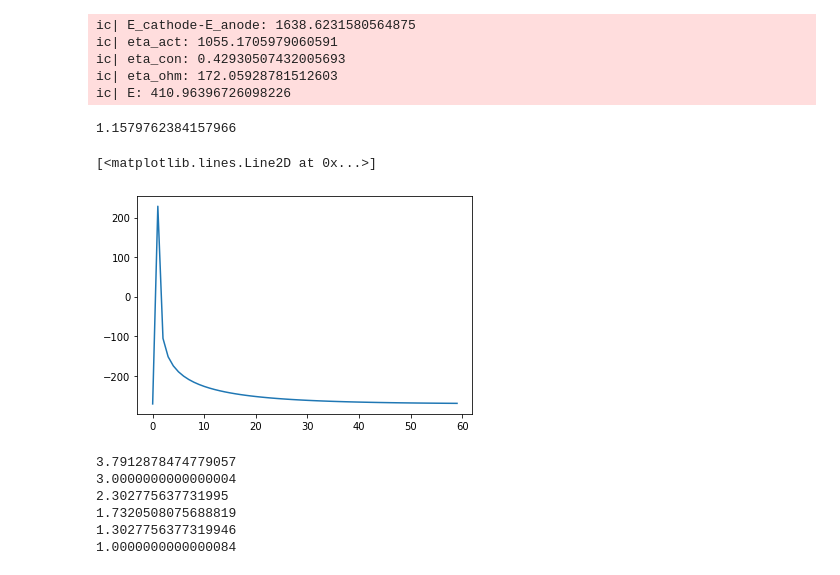
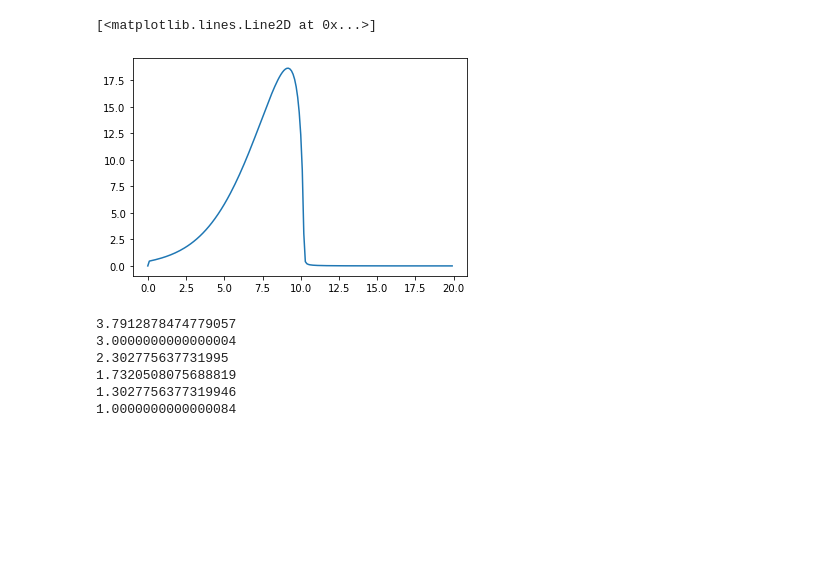
Before and after one commit to yyngfive/model-igem, a Jupyter notebook: MFC_model_2016.ipynb, the cells around one changed output. Drawn from its saved outputs; the diff is of its cells as text; code cells hidden in the pictures; blank space fills up the shorter version.

```diff
--- a/MFC_model_2016.ipynb
+++ b/MFC_model_2016.ipynb
@@ -78,27 +104,49 @@ from icecream import ic
+# %%
+
+b = 120
+i_0_ref = 0.02
+C_S = res[:,3]
+d_m = 4.5
+k_m = 1.7
+d_cell = 2.5e-2
+k_aq = 3500
+F = 96450
+C_Sb = res[:,2]
+L_l = 2e-4
+R = 8.314
+T = 303
+E_0_anode = 0.340
+C_CO2 = res[:,5]
+C_H = res[:,6]
+E_0_cathode = 1299
+C_O2 = res[:,8]
+A_m = 54e-4
+V_C = 680
+R_ext = 500
+# %%
+i_cell = []
+
+def get_current(c_S,c_CO2,c_H):
+
+    if c_S == 0:
+        return 0
+
+    E_A = E_0_anode - R * T * np.log(((c_CO2 / 44) ** 3) * (c_H ** 12 )/ (c_S/90)) / (12 * F)
+    #print(R * T * np.log(((c_CO2 / 44) ** 3) * (c_H ** 12 )/ (c_S/90)) / (12 * F))
+    R_int = d_m / k_m + d_cell / k_aq
+    E_A = 1000 * E_A
+    #print(E_A)
+    def equation(i):
+        return 2 * i_0_ref * c_S * np.sinh(2.303 * (V_C - i * A_m * (R_int + R_ext) - E_A) / b) - i
+    i = fsolve(equation,60)[0]
+    return i
+for n in range(np.shape(C_S)[0]):
+    i_cell.append(get_current(C_S[n],C_CO2[n],C_H[n]))
+plt.plot(t,i_cell)
+# %% [output]
+[<matplotlib.lines.Line2D at 0x...>]
+[figure, added]
 # %%
-I = (0.1,0.01,5,0.0001,0.0001,0.0001,0.0001,135e-3,6e-3)
-t = np.arange(0,60,1)
-res = solve(model_A, I, t)
-
-b = 120
-i_0_ref = 0.001
-C_S = res[:,3]
-d_m = 4.5
-k_m = 1.7
-d_cell = 2.5e-2
-k_aq = 3500
-F = 96450
-D_s = 0.2544e-4
-C_Sb = res[:,2]
-L_l = 2e-4
-R = 8.314
-T = 303
-E_0_anode = 340
-C_CO2 = res[:,5]
-C_H = res[:,6]
-E_0_cathode = 1299
-C_O2 = res[:,8]
-A_m = 54e-4
 
 i = 65
 eta_act = b * np.arcsinh(i / (2 * i_0_ref * C_S[50])) / 2.303
@@ -139,15 +187,6 @@ for n in range(np.shape(C_S)[0]):
     E_cathode = E_0_cathode - R * T * np.log(1 / (C_O2[n] * (1e-7) ** 4) ) / (4 * F)
     E.append(E_cathode - E_anode - eta_act - eta_con - eta_ohm)
 plt.plot(t,E)
-# %% [output]
-ic| E_cathode-E_anode: 1638.6231580564875
-ic| eta_act: 1055.1705979060591
-ic| eta_con: 0.42930507432005693
-ic| eta_ohm: 172.05928781512603
-ic| E: 410.96396726098226
-1.1579762384157966
-[<matplotlib.lines.Line2D at 0x...>]
-[figure, removed]
 # %%
 def test(alpha):
 
```
Also changed, not shown: parts of 9 cells of this notebook, 2 other files.
